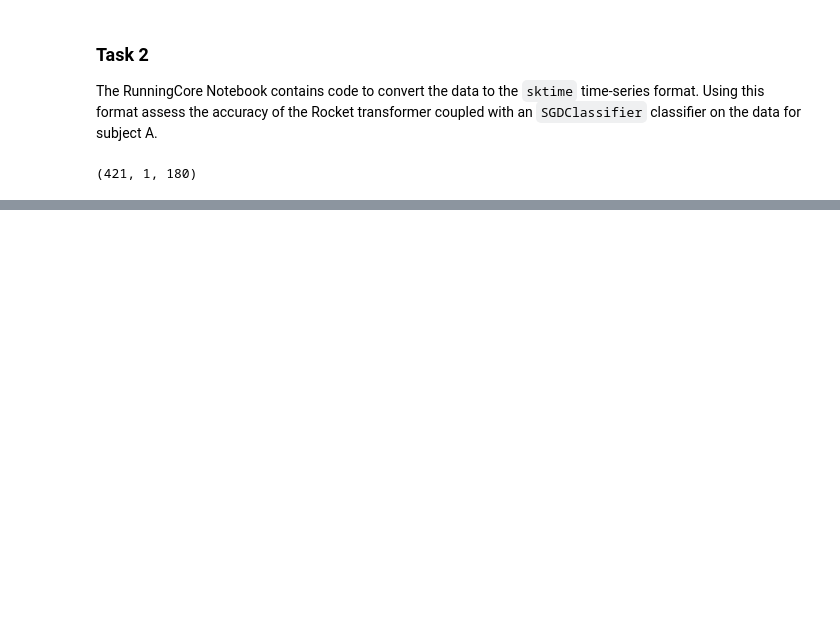
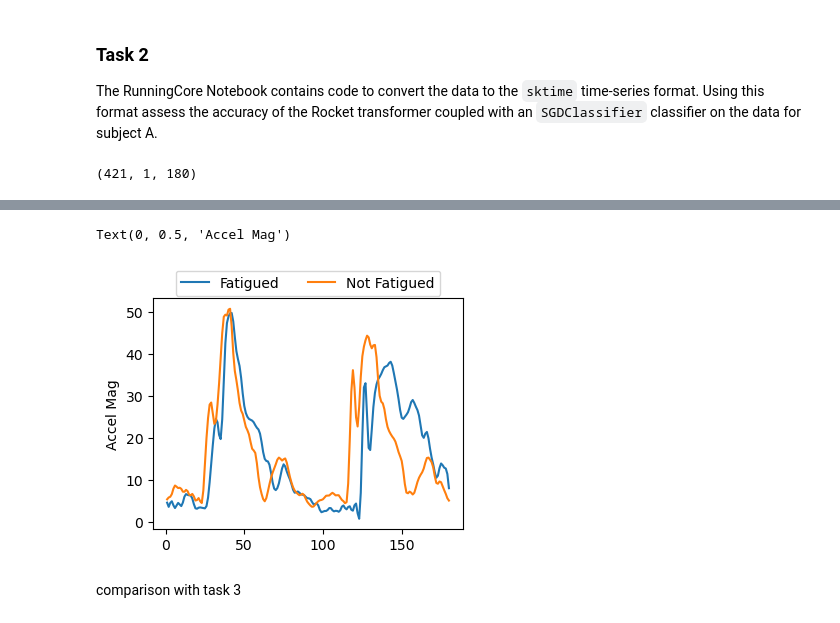
Before and after one commit to tmnstllr/ucd-machine_learning, a Jupyter notebook: RunningCore.ipynb, the cells around one changed output, grey strips where cells are left out. Cells and saved outputs as stored; diff of their text form; code cells hidden in the pictures; blank space fills up the shorter version.

```diff
--- a/RunningCore.ipynb
+++ b/RunningCore.ipynb
@@ -78,0 +292,4 @@ X3d.shape
+# %%
+fatigue_df_b = pd.read_csv('fatigueB.csv', header = None) # sep = '\s+')
+print(fatigue_df_b.shape)
+fatigue_df_b
@@ -78,0 +311,8 @@ X3d.shape
+# %%
+fatigue_df_b.iloc[4][1:].plot(label='Fatigued')
+fatigue_df_b.iloc[-5][1:].plot(figsize=(4,3), label = 'Not Fatigued')
+plt.legend(loc='upper center', bbox_to_anchor=(0.5, 1.15),ncol=2)
+plt.ylabel('Accel Mag')
+# %% [output]
+Text(0, 0.5, 'Accel Mag')
+[figure, added]
@@ -78,0 +322,2 @@ X3d.shape
+# %% [markdown]
+comparison with task 3
```
Also changed, not shown: parts of 22 cells of this notebook.
